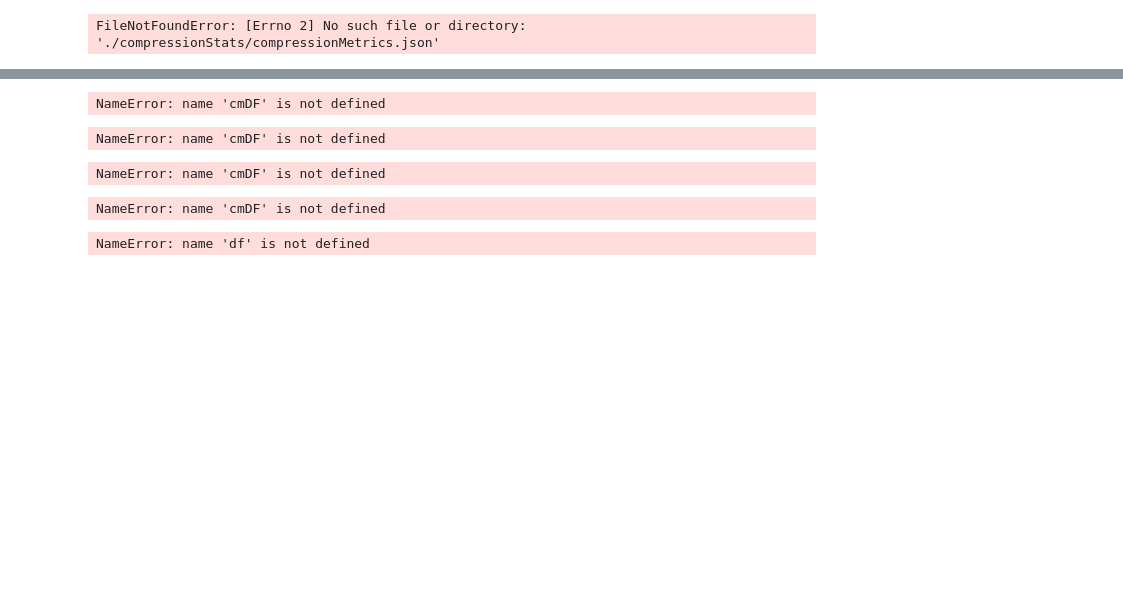
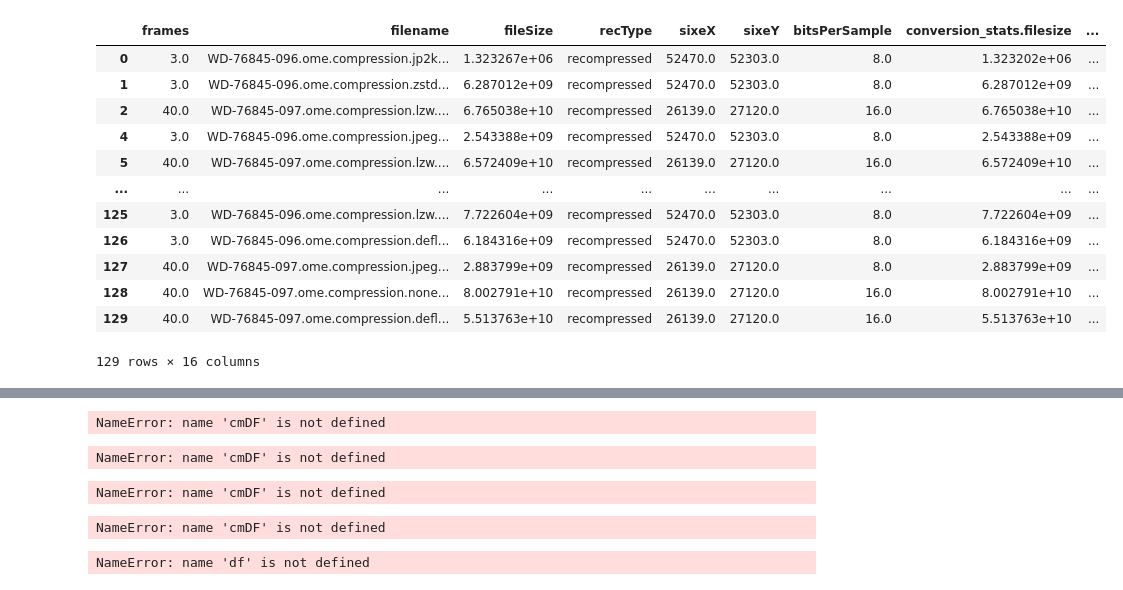
Before and after one commit to ncihtan/dsa-htan, a Jupyter notebook: compressionStats/compressionViz.ipynb, the cells around one changed output, grey strips where cells are left out. Drawn from its saved outputs; the diff is of its cells as text; code cells hidden in the pictures; blank space fills up the shorter version.

```diff
--- a/compressionStats/compressionViz.ipynb
+++ b/compressionStats/compressionViz.ipynb
@@ -2,14 +2,30 @@
 import json, os
 import pandas as pd
 
-with open('./compressionStats/compressionMetrics.json', 'r') as f:
+with open('compressionMetrics.json', 'r') as f:
     data = f.readline()
 
 compressData = json.loads(data)
 compressData = json.loads(compressData)
-# %% [output]
-FileNotFoundError: [Errno 2] No such file or directory: './compressionStats/compressionMetrics.json'
 # %%
-cmDF = pd.DataFrame(compressData)
-cmDF['compressionRatio']=cmDF.compressedFileSize/cmDF.origFileSize*100
-cmDF['mbytesPerSec'] = cmDF.origFileSize/cmDF.executionTime/1000000   ### This is 1,000,000 Bytes per second
+cmDF = pd.json_normalize(compressData)
+cmDF.dropna(subset=['frames'],inplace=True)
+#https://mode.com/example-gallery/python_histogram/
+
+# cmDF['compressionRatio']=cmDF.compressedFileSize/cmDF.origFileSize*100
+# cmDF['mbytesPerSec'] = cmDF.origFileSize/cmDF.executionTime/1000000   ### This is 1,000,000 Bytes per second
+cmDF
+# %% [output]
+|  | frames | filename | fileSize | recType | sixeX | sixeY | bitsPerSample | conversion_stats.filesize | ... |
+| 0 | 3.0 | WD-76845-096.ome.compression.jp2k... | 1.323267e+06 | recompressed | 52470.0 | 52303.0 | 8.0 | 1.323202e+06 | ... |
+| 1 | 3.0 | WD-76845-096.ome.compression.zstd... | 6.287012e+09 | recompressed | 52470.0 | 52303.0 | 8.0 | 6.287012e+09 | ... |
+| 2 | 40.0 | WD-76845-097.ome.compression.lzw.... | 6.765038e+10 | recompressed | 26139.0 | 27120.0 | 16.0 | 6.765038e+10 | ... |
+| 4 | 3.0 | WD-76845-096.ome.compression.jpeg... | 2.543388e+09 | recompressed | 52470.0 | 52303.0 | 8.0 | 2.543388e+09 | ... |
+| 5 | 40.0 | WD-76845-097.ome.compression.lzw.... | 6.572409e+10 | recompressed | 26139.0 | 27120.0 | 16.0 | 6.572409e+10 | ... |
+| ... | ... | ... | ... | ... | ... | ... | ... | ... | ... |
+| 125 | 3.0 | WD-76845-096.ome.compression.lzw.... | 7.722604e+09 | recompressed | 52470.0 | 52303.0 | 8.0 | 7.722604e+09 | ... |
+| 126 | 3.0 | WD-76845-096.ome.compression.defl... | 6.184316e+09 | recompressed | 52470.0 | 52303.0 | 8.0 | 6.184316e+09 | ... |
+| 127 | 40.0 | WD-76845-097.ome.compression.jpeg... | 2.883799e+09 | recompressed | 26139.0 | 27120.0 | 8.0 | 2.883799e+09 | ... |
+| 128 | 40.0 | WD-76845-097.ome.compression.none... | 8.002791e+10 | recompressed | 26139.0 | 27120.0 | 16.0 | 8.002791e+10 | ... |
+| 129 | 40.0 | WD-76845-097.ome.compression.defl... | 5.513763e+10 | recompressed | 26139.0 | 27120.0 | 16.0 | 5.513763e+10 | ... |
+129 rows × 16 columns
```
Also changed, not shown: parts of 4 cells of this notebook.
